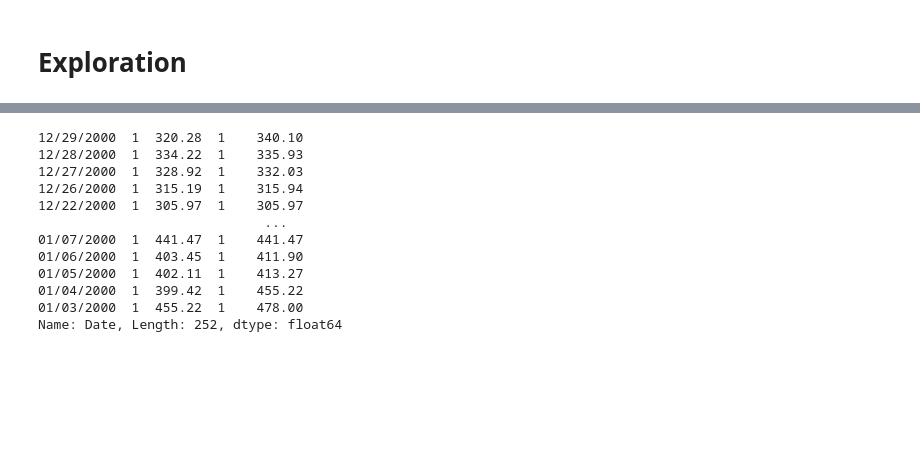
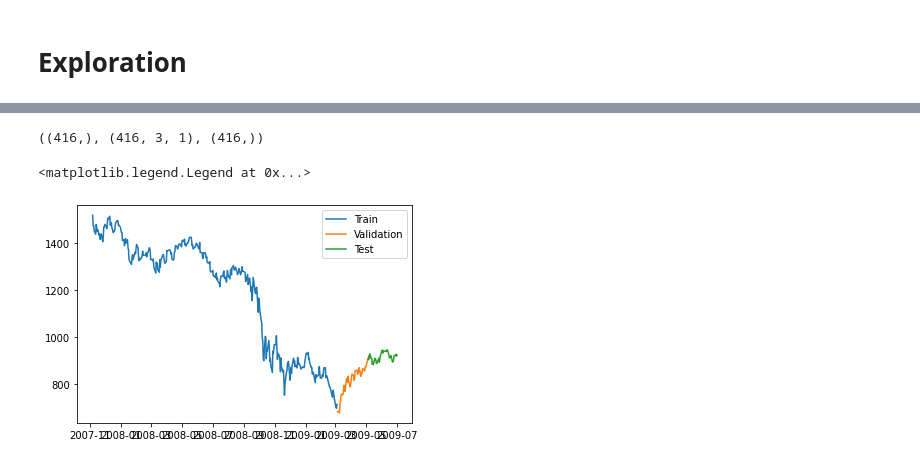
Before and after one commit to harrywiner/stockmarket-analysis, a Jupyter notebook: exploration.ipynb, the cells around one changed output, grey strips where cells are left out. Cells and saved outputs as stored; diff of their text form; code cells hidden in the pictures; blank space fills up the shorter version.

Commit message:
first working LSTM model

```diff
--- a/exploration.ipynb
+++ b/exploration.ipynb
@@ -30,15 +113,40 @@ df["High"].plot()
-# %%
-df["Date"]
-# %% [output]
-12/29/2000  1  320.28  1    340.10
-12/28/2000  1  334.22  1    335.93
-12/27/2000  1  328.92  1    332.03
-12/26/2000  1  315.19  1    315.94
-12/22/2000  1  305.97  1    305.97
-                             ...
-01/07/2000  1  441.47  1    441.47
-01/06/2000  1  403.45  1    411.90
-01/05/2000  1  402.11  1    413.27
-01/04/2000  1  399.42  1    455.22
-01/03/2000  1  455.22  1    478.00
-Name: Date, Length: 252, dtype: float64
+# %%
+def window_to_np(dataframe):
+    np_df = dataframe.to_numpy()
+    # get all the rows but just the first column
+    dates = np_df[:, 0]
+
+    input = np_df[:, 2:]
+    # 1 bc only one variable
+    x = input.reshape((len(dates), input.shape[1], 1))
+    # check Y
+    y = np_df[:,1]
+    return dates, x.astype(np.float32), y.astype(np.float32)
+
+dates, x, y = window_to_np(df)
+dates.shape, x.shape, y.shape
+# %% [output]
+((416,), (416, 3, 1), (416,))
+# %%
+# q_80 = int(len(dates) * .8)
+# q_90 = int(len(dates) * .9)
+
+# dates_train, X_train, y_train = dates[:q_80], X[:q_80], Y[:q_80]
+# dates_val, X_val, y_val = dates[q_80:q_90], X[q_80:q_90], Y[q_80:q_90]
+# dates_test, X_test, y_test = dates[q_90:], X[q_90:], Y[q_90:]
+
+q_10 = int(len(dates) * .1)
+q_20 = int(len(dates) * .2)
+
+dates_train, x_train, y_train = dates[q_20:], x[q_20:], y[q_20:]
+dates_val, x_val, y_val = dates[q_10:q_20], x[q_10:q_20], y[q_10:q_20]
+dates_test, x_test, y_test = dates[:q_10], x[:q_10], y[:q_10]
+
+plt.plot(dates_train, y_train)
+plt.plot(dates_val, y_val)
+plt.plot(dates_test, y_test)
+
+plt.legend(['Train', 'Validation', 'Test'])
+# %% [output]
+<matplotlib.legend.Legend at 0x...>
+[figure, added]
```
Also changed, not shown: parts of 12 cells of this notebook.
